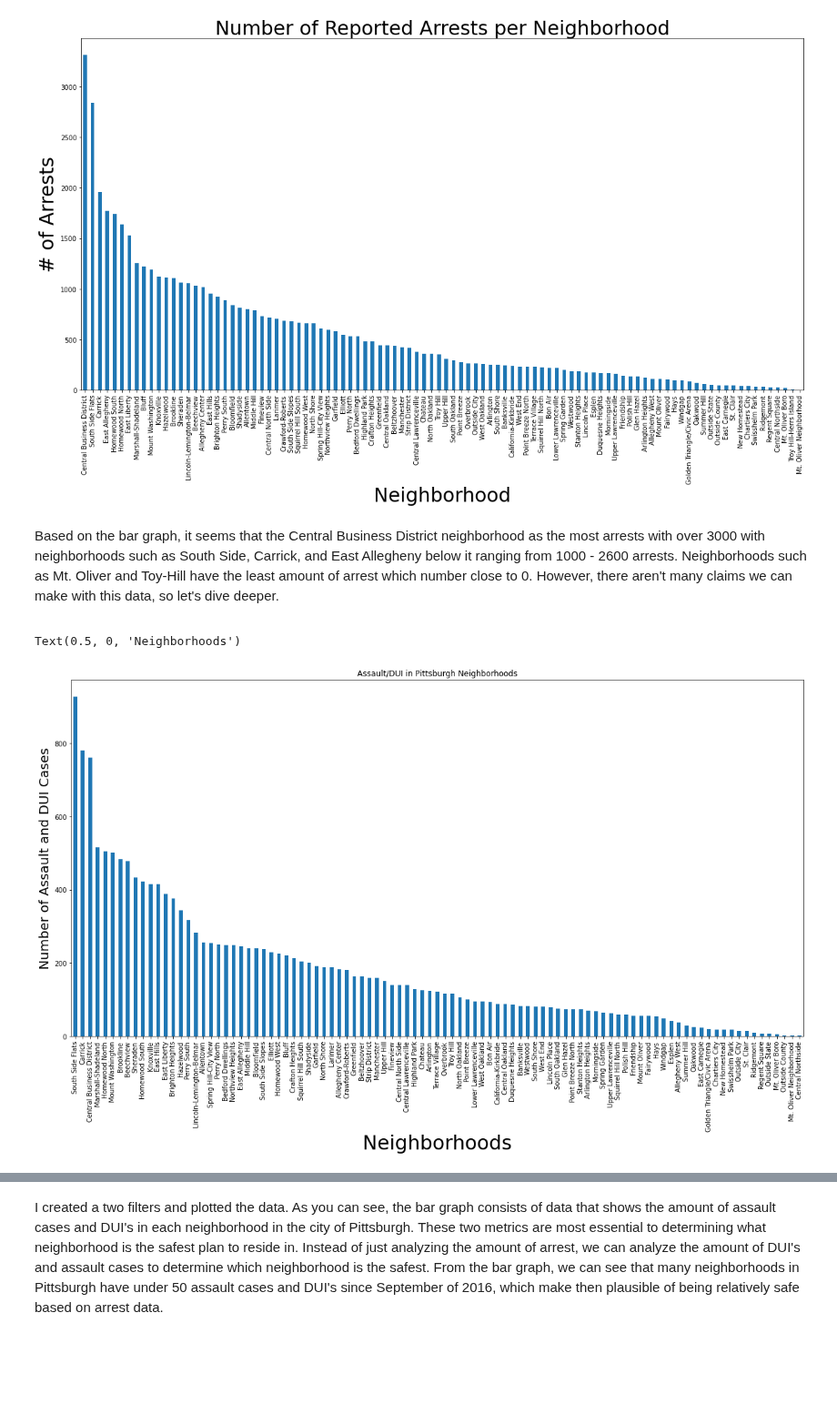
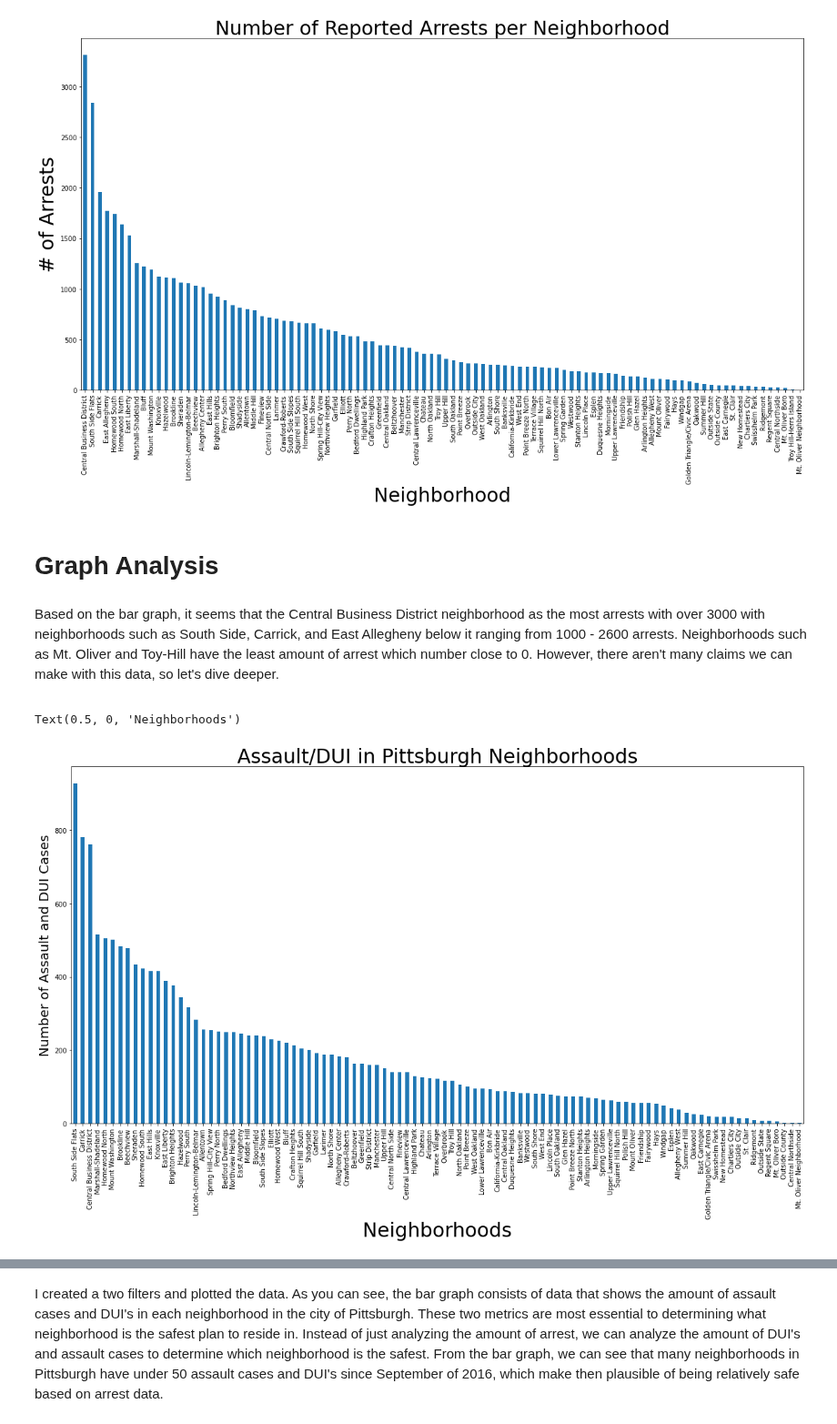
Before and after one commit to neffers/pittsburgh-neighborhood-analysis, a Jupyter notebook: jhv5.ipynb, the cells around one changed output, grey strips where cells are left out. Shown at 91% size. Drawn from its saved outputs; the diff is of its cells as text; code cells hidden in the pictures; blank space fills up the shorter version.

```diff
--- a/jhv5.ipynb
+++ b/jhv5.ipynb
@@ -37,16 +41,18 @@ plt.xlabel("Neighborhood", fontsize = 30);
 plt.ylabel("# of Arrests", fontsize = 30);
 # %% [output]
 [figure]
+# %% [markdown]
+# Graph Analysis
 # %% [markdown]
 <p>Based on the bar graph, it seems that the Central Business District neighborhood as the most arrests with over 3000 with neighborhoods such as South Side, Carrick, and East Allegheny below it ranging from 1000 - 2600 arrests. Neighborhoods such as Mt. Oliver and Toy-Hill have the least amount of arrest which number close to 0. However, there aren't many claims we can make with this data, so let's dive deeper.<p/>
 # %%
 filter1 = police_arrest["OFFENSES"].str.contains("dui", case = False, na = False)
 filter2 = police_arrest["OFFENSES"].str.contains("assault", case = False, na = False)
 pd = police_arrest[filter1 | filter2]
 pd["INCIDENTNEIGHBORHOOD"].value_counts().plot(kind="bar", figsize = (20,10))
-plt.title("Assault/DUI in Pittsburgh Neighborhoods")
+plt.title("Assault/DUI in Pittsburgh Neighborhoods", fontsize = 30)
 plt.ylabel('Number of Assault and DUI Cases', fontsize = 20)
 plt.xlabel('Neighborhoods', fontsize = 30)
 # %% [output]
 Text(0.5, 0, 'Neighborhoods')
-[figure, old version]
+[figure, new version]
```
Also changed, not shown: parts of 7 cells of this notebook.
